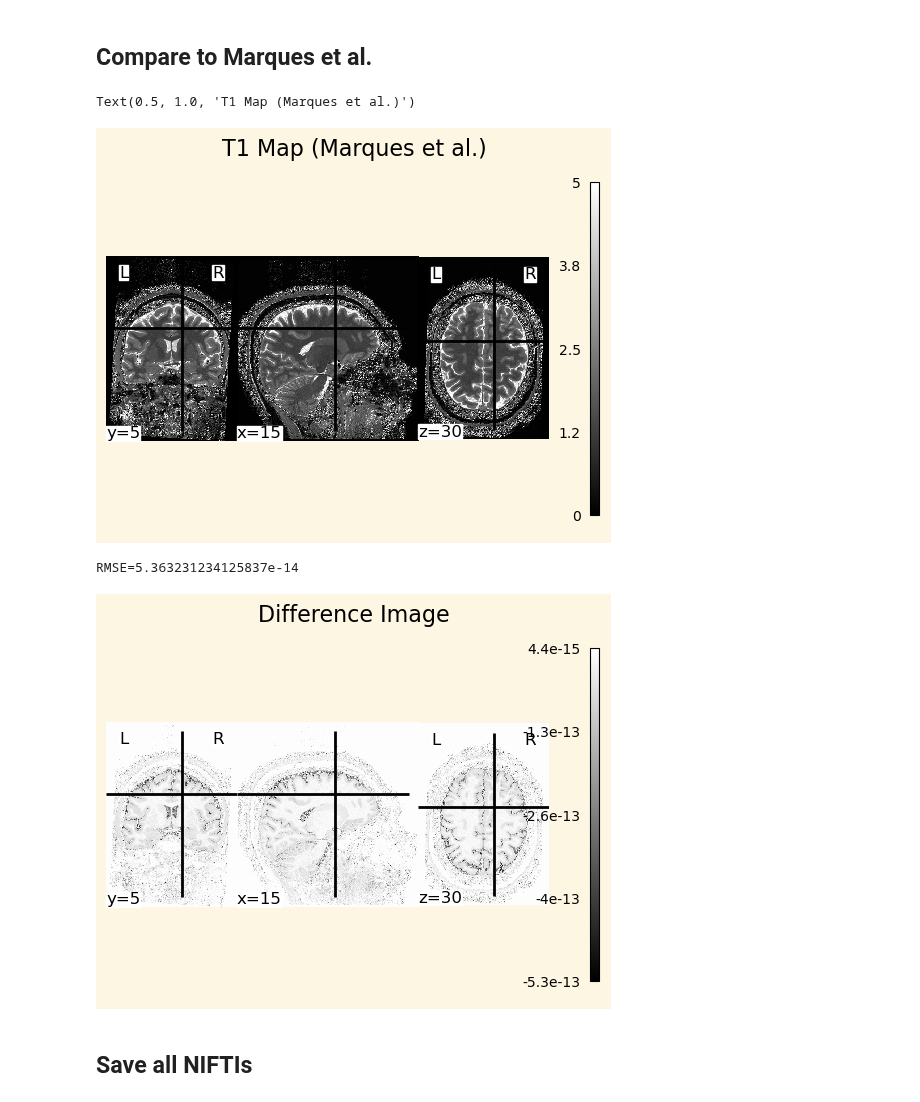
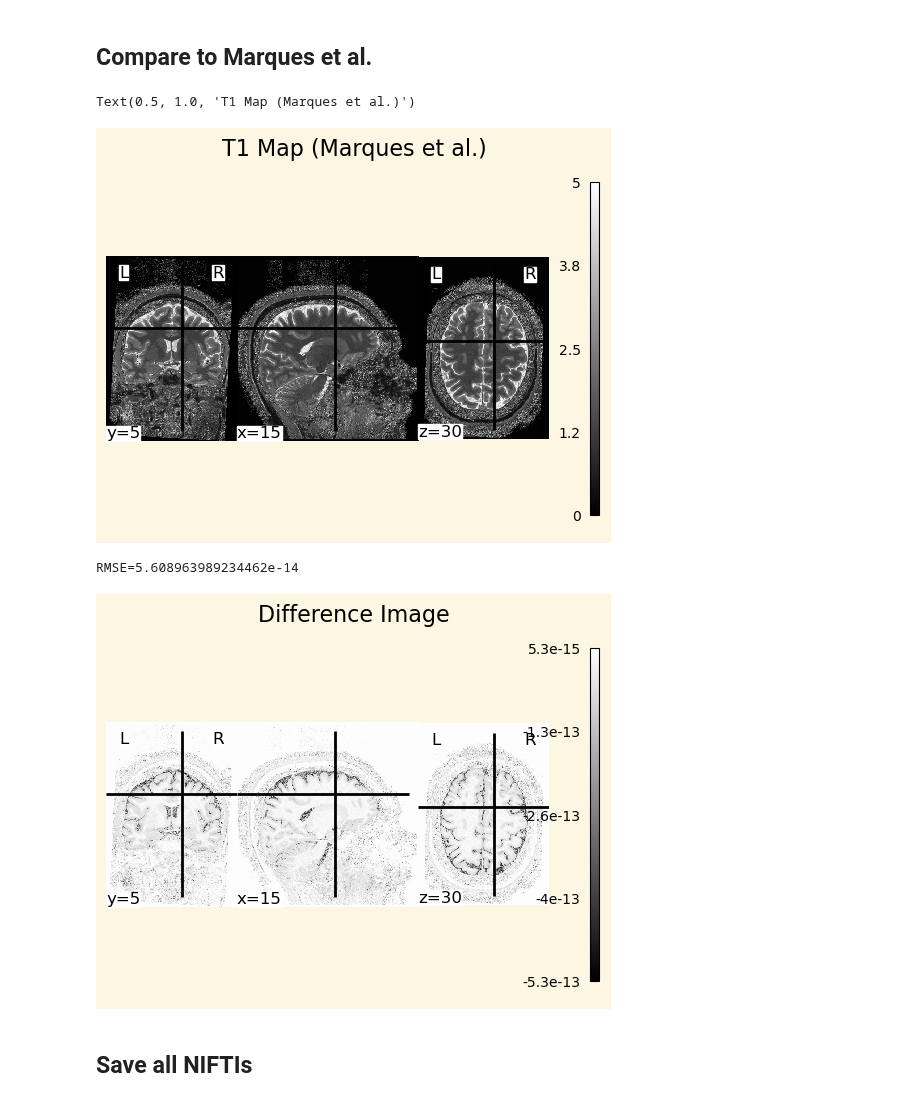
Before and after one commit to MASILab/map_t1_mapping, a Jupyter notebook: notebooks/lut_mp2rage.ipynb, the cells around one changed output. Saved outputs shown, nothing was run; the diff lists cells and outputs as text; code cells hidden in the pictures.

Commit message:
Completed Marques implementation

```diff
--- a/notebooks/lut_mp2rage.ipynb
+++ b/notebooks/lut_mp2rage.ipynb
@@ -164,17 +171,18 @@ Text(0.5, 1.0, 'T1 Map (mine)')
 ## Compare to Marques et al.
 # %%
 # Plot T1 map from Marques repo
-t1_marques = nib.load('/home/local/VANDERBILT/saundam1/Documents/MP2RAGE-related-scripts/example_t1map2.nii')
+t1_marques = nib.load('/home/local/VANDERBILT/saundam1/Documents/MP2RAGE-related-scripts/example_t1map3.nii')
+t1_marques_data = t1_marques.get_fdata()
 fig, ax = plt.subplots()
 plotting.plot_img(t1_marques, cut_coords=(15, 5, 30), cmap='gray', axes=ax, colorbar=True, vmin=0, vmax=5)
 ax.set_title('T1 Map (Marques et al.)')
 # %% [output]
 Text(0.5, 1.0, 'T1 Map (Marques et al.)')
-[figure, old version]
+[figure, new version]
 # %%
 # Plot difference image
 t1_diff = t1_calc - t1_marques.get_fdata()
-t1_diff_nifti = nib.nifti2.Nifti2Image(t1_diff, inv1_real.affine)
+t1_diff_nifti = nib.nifti1.Nifti1Image(t1_diff, inv1_real.affine)
 fig, ax = plt.subplots()
 plotting.plot_img(t1_diff_nifti, cut_coords=(15, 5, 30), cmap='gray', axes=ax, colorbar=True)
 ax.set_title('Difference Image')
@@ -185,8 +193,8 @@ t_calc_lin = t1_calc.flatten()
 RMSE = mean_squared_error(t_lin, t_calc_lin, squared=False)
 print(f'{RMSE=}')
 # %% [output]
-RMSE=5.363231234125837e-14
+RMSE=5.608963989234462e-14
-[figure, old version]
+[figure, new version]
 # %% [markdown]
 ## Save all NIFTIs
 # %%
```
Also changed, not shown: parts of 5 cells of this notebook, 2 other files.
